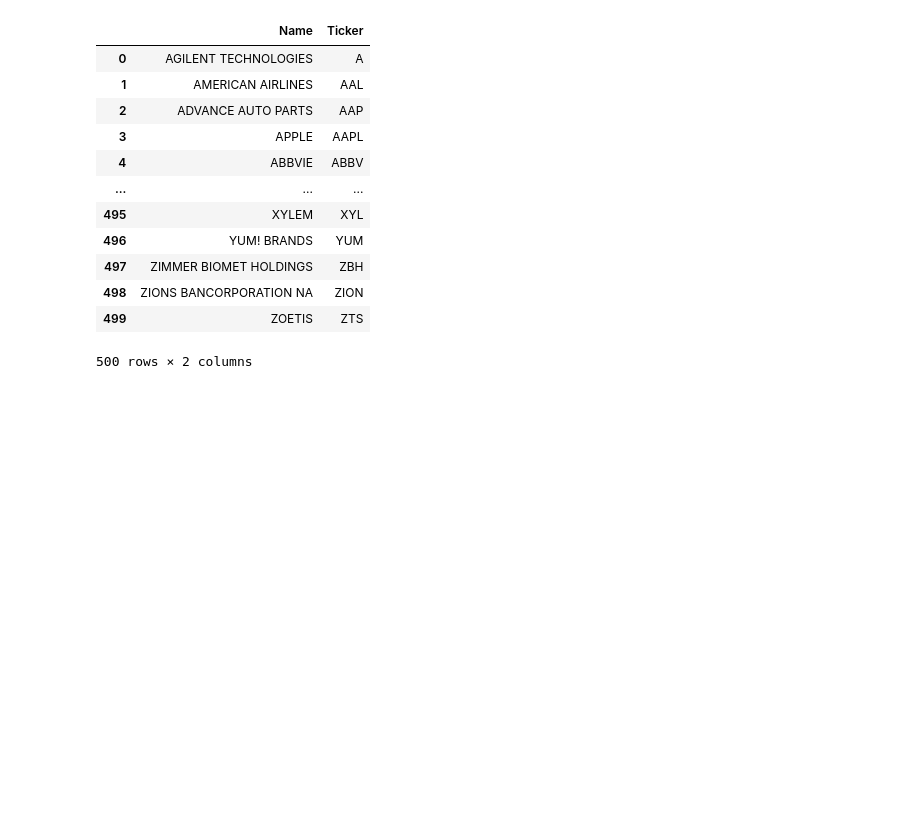
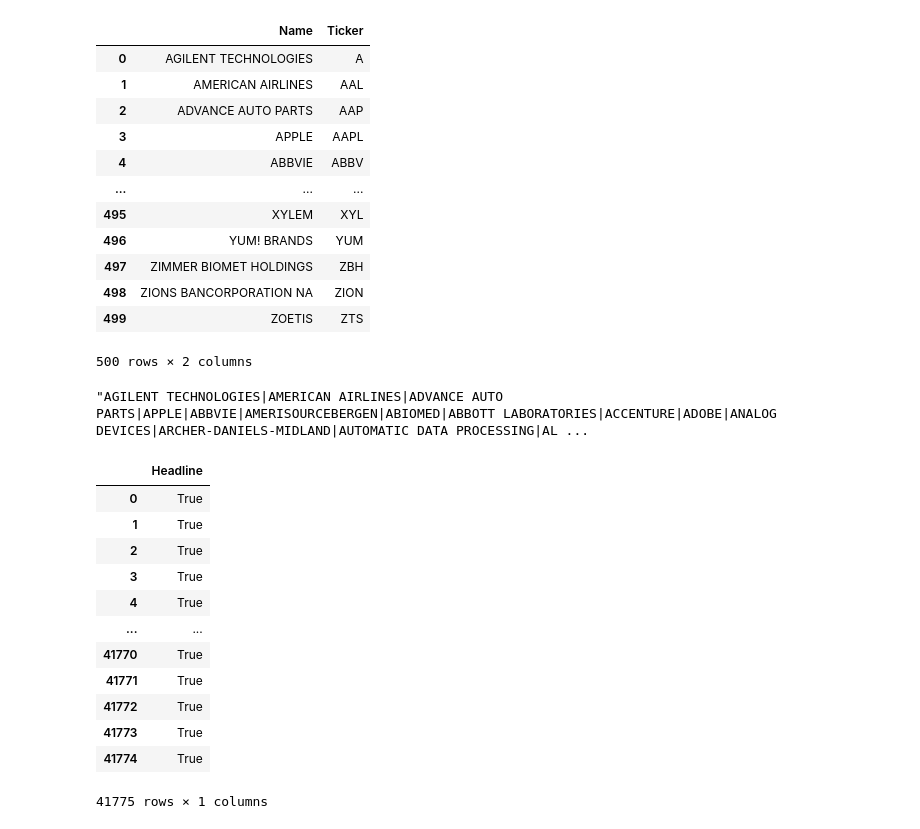
Before and after one commit to mcindoe/nlp, a Jupyter notebook: Stappy.ipynb, the cells around one changed output. Saved outputs shown, nothing was run; the diff lists cells and outputs as text; code cells hidden in the pictures; blank space fills up the shorter version.

```diff
--- a/Stappy.ipynb
+++ b/Stappy.ipynb
@@ -17,4 +22,6 @@ tickers= pd.read_json('/Users/macbookpro/Documents/GitHub/nlp/data/word_vectors/
 
 
 url2='/Users/macbookpro/Documents/GitHub/nlp/data/word_vectors/article_headers_with_dates.txt'
-header = pd.read_csv(url2,sep=",")
+url3 = '/Users/macbookpro/Documents/GitHub/nlp/parsed_scrapes/main.csv'
+header = pd.read_csv(url3,sep=",")
+header
@@ -36,4 +57,31 @@ ticker
 | 498 | ZIONS BANCORPORATION NA | ZION |
 | 499 | ZOETIS | ZTS |
 500 rows × 2 columns
+# %%
+list_ticker = ticker['Name'].to_list()
+
+list_tick = ticker['Ticker'].to_list()
+str3 = '|'.join(list_tick)
+str1 = '|'.join(list_ticker)
+str1 = str1 + str3
+str1
+# %% [output]
+"AGILENT TECHNOLOGIES|AMERICAN AIRLINES|ADVANCE AUTO PARTS|APPLE|ABBVIE|AMERISOURCEBERGEN|ABIOMED|ABBOTT LABORATORIES|ACCENTURE|ADOBE|ANALOG DEVICES|ARCHER-DANIELS-MIDLAND|AUTOMATIC DATA PROCESSING|AL ...
+# %%
+isin = pd.DataFrame(header['Headline'].str.contains(str1, regex=True))
+isin
+# %% [output]
+|  | Headline |
+| 0 | True |
+| 1 | True |
+| 2 | True |
+| 3 | True |
+| 4 | True |
+| ... | ... |
+| 41770 | True |
+| 41771 | True |
+| 41772 | True |
+| 41773 | True |
+| 41774 | True |
+41775 rows × 1 columns
 # %%
```
Also changed, not shown: parts of 15 cells of this notebook.
